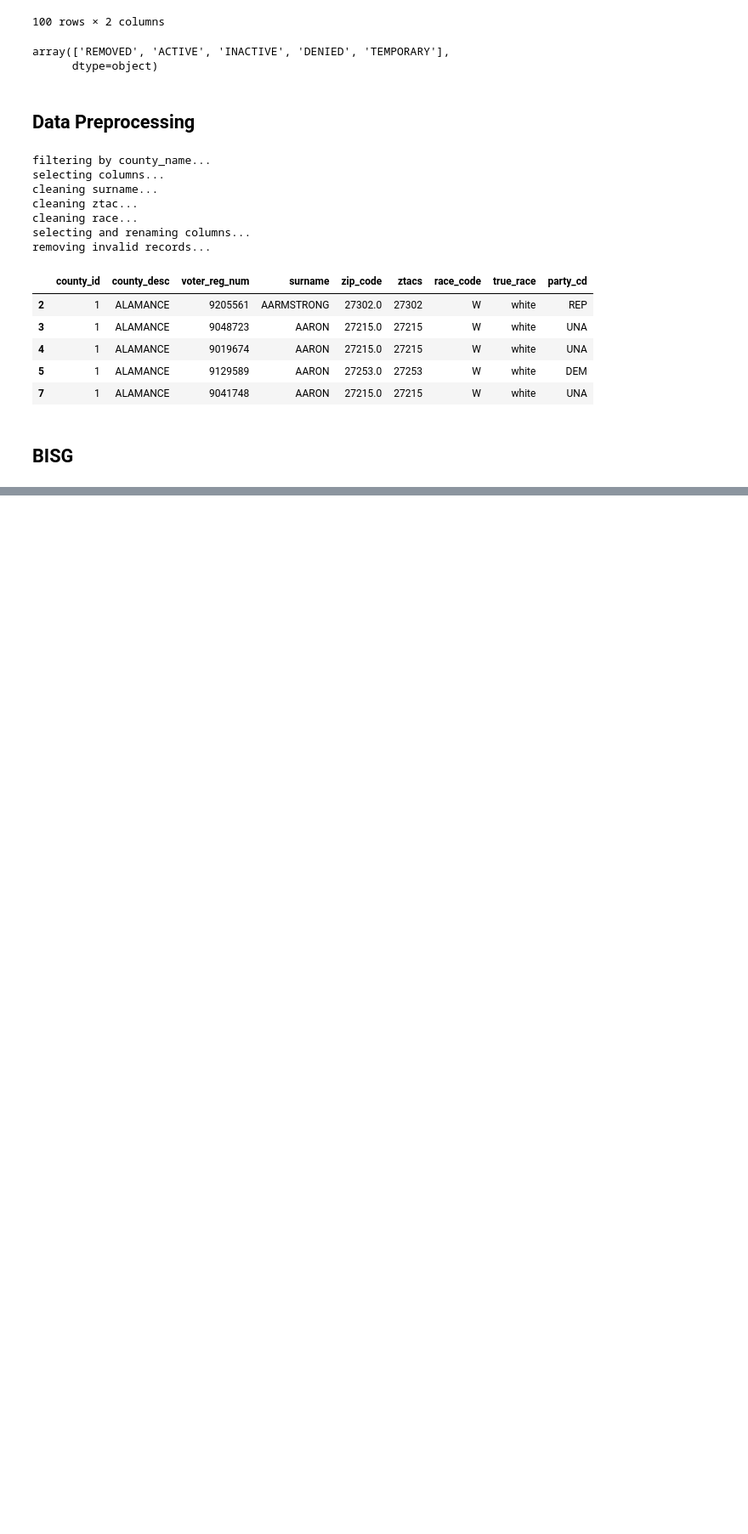
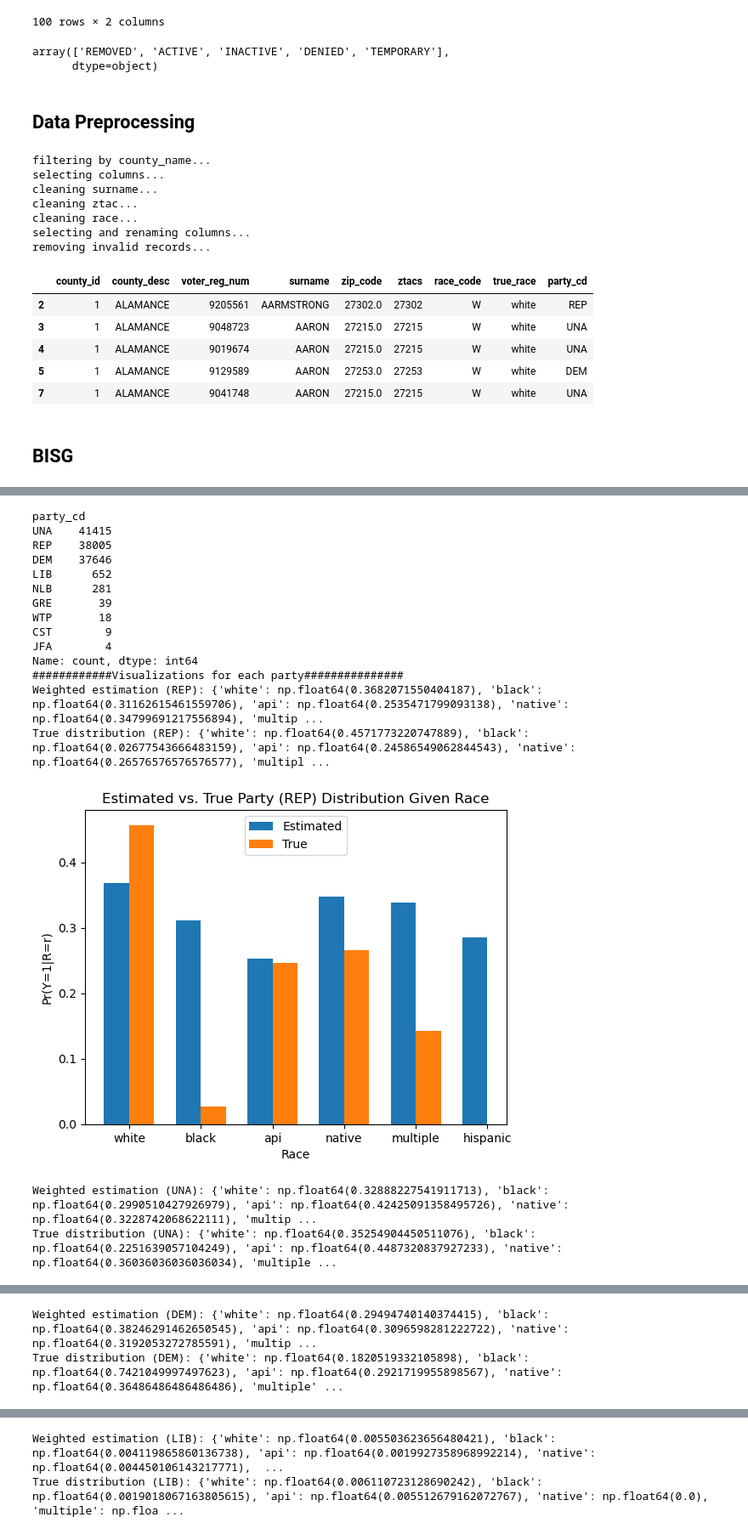
Before and after one commit to LetianY/project-bisg, a Jupyter notebook: notebook.ipynb, the cells around one changed output, grey strips where cells are left out. Shown at 85% size. Drawn from its saved outputs; the diff is of its cells as text; code cells hidden in the pictures; blank space fills up the shorter version.

Commit message:
Add implementation of weighted estimator

```diff
--- a/notebook.ipynb
+++ b/notebook.ipynb
@@ -128,0 +152,26 @@ plot_voter_data(df=bisg_predictions)
+# %%
+from utils import weighted_estimator
+
+print(bisg_predictions['party_cd'].value_counts())
+
+print("############Visualizations for each party###############")
+for party in bisg_predictions['party_cd'].unique():
+    weighted_estimator(df=bisg_predictions, party=party)
+# %% [output]
+party_cd
+UNA    41415
+REP    38005
+DEM    37646
+LIB      652
+NLB      281
+GRE       39
+WTP       18
+CST        9
+JFA        4
+Name: count, dtype: int64
+############Visualizations for each party###############
+Weighted estimation (REP): {'white': np.float64(0.3682071550404187), 'black': np.float64(0.31162615461559706), 'api': np.float64(0.2535471799093138), 'native': np.float64(0.34799691217556894), 'multip ...
+True distribution (REP): {'white': np.float64(0.4571773220747889), 'black': np.float64(0.02677543666483159), 'api': np.float64(0.24586549062844543), 'native': np.float64(0.26576576576576577), 'multipl ...
+[figure, added]
+Weighted estimation (UNA): {'white': np.float64(0.32888227541911713), 'black': np.float64(0.2990510427926979), 'api': np.float64(0.42425091358495726), 'native': np.float64(0.3228742068622111), 'multip ...
+True distribution (UNA): {'white': np.float64(0.35254904450511076), 'black': np.float64(0.2251639057104249), 'api': np.float64(0.4487320837927233), 'native': np.float64(0.36036036036036034), 'multiple ...
@@ -128,0 +179,2 @@ plot_voter_data(df=bisg_predictions)
+Weighted estimation (DEM): {'white': np.float64(0.29494740140374415), 'black': np.float64(0.38246291462650545), 'api': np.float64(0.3096598281222722), 'native': np.float64(0.3192053272785591), 'multip ...
+True distribution (DEM): {'white': np.float64(0.1820519332105898), 'black': np.float64(0.7421049997497623), 'api': np.float64(0.2921719955898567), 'native': np.float64(0.36486486486486486), 'multiple' ...
@@ -128,0 +182,2 @@ plot_voter_data(df=bisg_predictions)
+Weighted estimation (LIB): {'white': np.float64(0.005503623656480421), 'black': np.float64(0.004119865860136738), 'api': np.float64(0.0019927358968992214), 'native': np.float64(0.004450106143217771),  ...
+True distribution (LIB): {'white': np.float64(0.006110723128690242), 'black': np.float64(0.0019018067163805615), 'api': np.float64(0.005512679162072767), 'native': np.float64(0.0), 'multiple': np.floa ...
```
Also changed, not shown: parts of 5 cells of this notebook, 3 other files.
